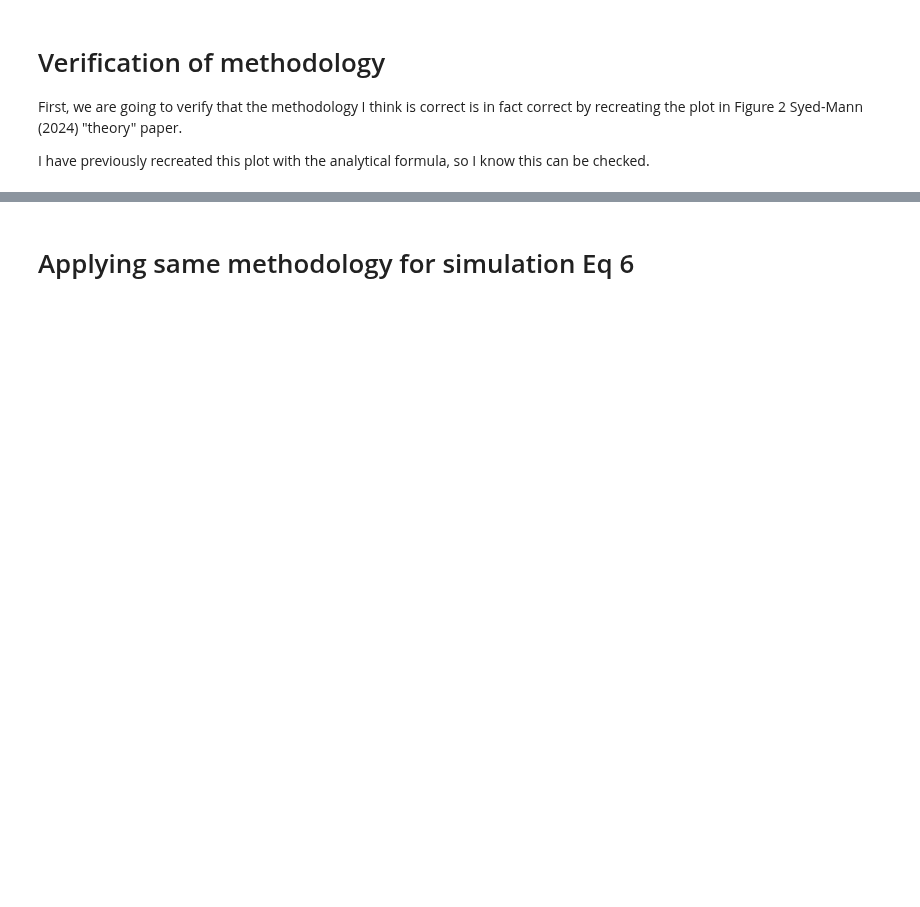
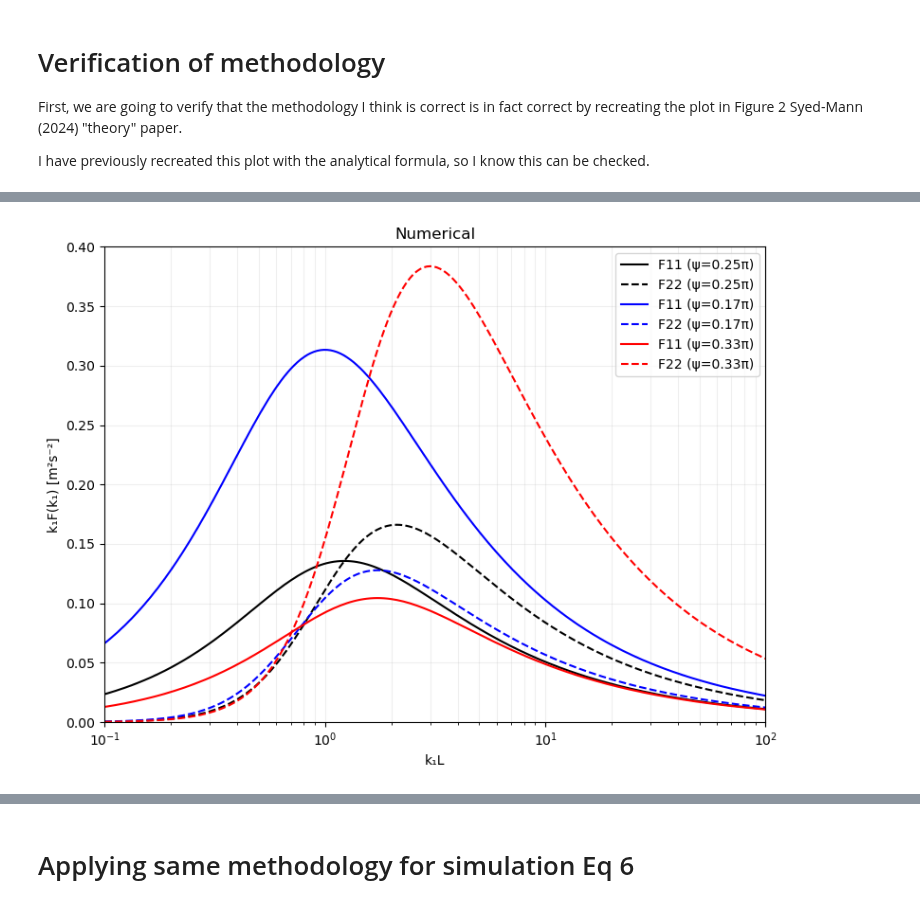
Before and after one commit to METHODS-Group/DRDMannTurb, a Jupyter notebook: examples-unrendered/MM_random_dev/eq6_numerical.ipynb, the cells around one changed output, grey strips where cells are left out. Cells and saved outputs as stored; diff of their text form; code cells hidden in the pictures; blank space fills up the shorter version.

```diff
--- a/examples-unrendered/MM_random_dev/eq6_numerical.ipynb
+++ b/examples-unrendered/MM_random_dev/eq6_numerical.ipynb
@@ -165,0 +197,51 @@ plt.show()
+# %%
+plt.clf(); plt.close('all');
+
+# Generate k1L range (x-axis)
+k1L = np.logspace(-1, 2, 200)
+
+# Set parameters
+L_2D = 1.0  # Length scale
+sigma_squared = 1.0  # Variance
+
+# Define anisotropy parameters
+psi_values = {
+    "isotropic": np.pi / 4,  # Black lines
+    "sigma11_lt_sigma22": np.pi / 6,  # Blue lines
+    "sigma11_gt_sigma22": np.pi / 3,  # Red lines
+}
+
+# Create figure
+plt.figure(figsize=(8, 6))
+
+# Plot spectra for each psi value
+colors = {"isotropic": "k", "sigma11_lt_sigma22": "b", "sigma11_gt_sigma22": "r"}
+
+###############################################################
+# Plot analytical values
+for case, psi in psi_values.items():
+    # Calculate normalized spectra
+    k1F11 = [kk * eq16_numerical_F11_2D(kk / L_2D, sigma_squared, L_2D, psi)[0] for kk in k1L]
+    k1F22 = [kk * eq17_numerical_F22_2D(kk / L_2D, sigma_squared, L_2D, psi)[0] for kk in k1L]
+
+    # Plot F11 (solid) and F22 (dashed)
+    plt.plot(k1L, k1F11, color=colors[case], linestyle="-", label=f"F11 (ψ={psi/np.pi:.2f}π)")
+    plt.plot(k1L, k1F22, color=colors[case], linestyle="--", label=f"F22 (ψ={psi/np.pi:.2f}π)")
+
+# Set plot properties
+plt.xscale("log")
+plt.xlabel("k₁L")
+plt.ylabel("k₁F(k₁) [m²s⁻²]")
+plt.grid(True, which="both", ls="-", alpha=0.2)
+plt.legend()
+
+# Set axis limits to match the paper
+plt.xlim(1e-1, 1e2)
+plt.ylim(0, 0.4)
+
+plt.title("Numerical")
+plt.tight_layout()
+
+plt.show()
+# %% [output]
+[figure, added]
```
Also changed, not shown: parts of 13 cells of this notebook.
